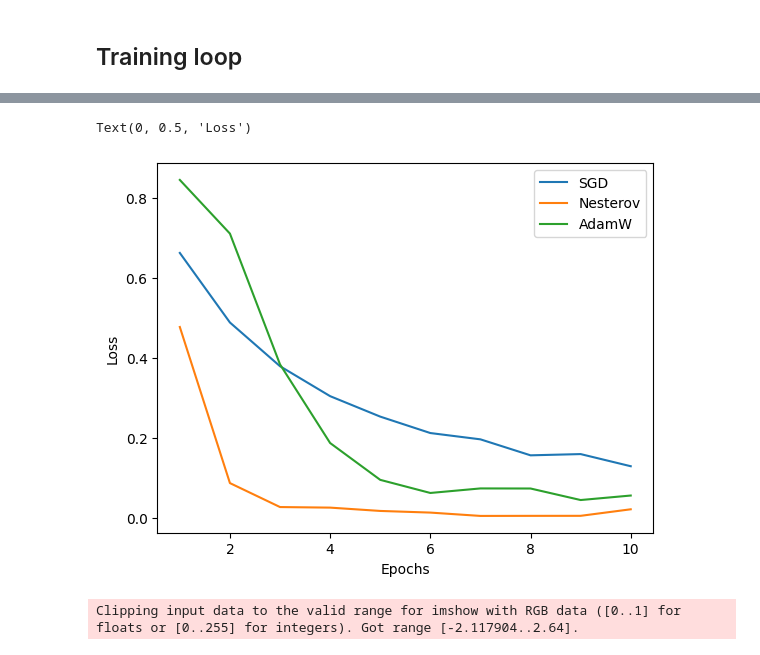
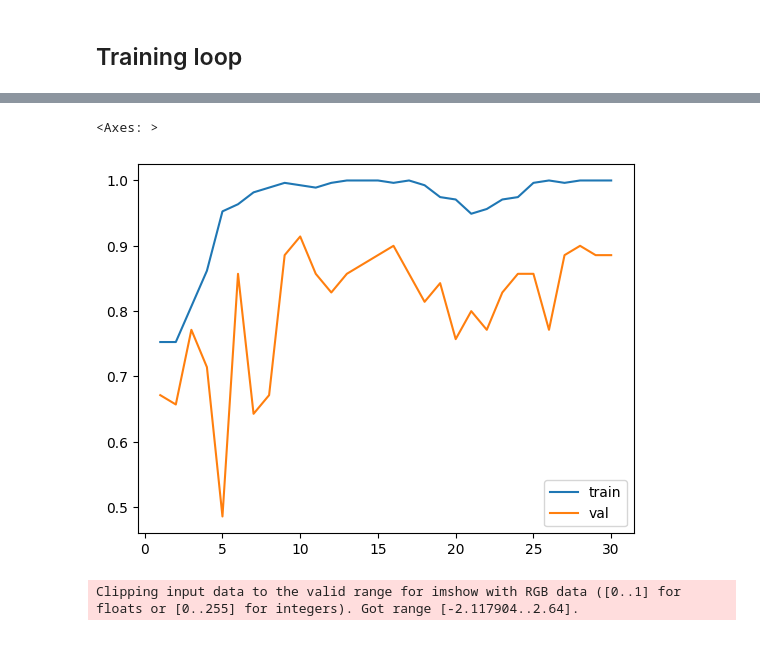
Before and after one commit to GabrielCabas/ML_Course, a Jupyter notebook: unidad_3/deep_learning_practice.ipynb, the cells around one changed output, grey strips where cells are left out. Drawn from its saved outputs; the diff is of its cells as text; code cells hidden in the pictures.

```diff
--- a/unidad_3/deep_learning_practice.ipynb
+++ b/unidad_3/deep_learning_practice.ipynb
@@ -176,7 +202,7 @@ def training_loop(optimizer, loss_fn, epochs = 10):
 # %%
 lr = 0.001
-epochs = 10
+epochs = 30
 loss_fn = CrossEntropyLoss() #Loss function a utilizar.
-optimizer = SGD(model.parameters(), lr=lr) #Optimizador SGD.
-all_train_loss_sgd = training_loop(optimizer, loss_fn, epochs)
+optimizer = AdamW(model.parameters(), lr=lr, weight_decay = 0.5) #Optimizador AdamW.
+all_train_loss, all_train_accuracy, all_val_loss, all_val_accuracy = training_loop(optimizer, loss_fn, epochs)
 # %% [output]
@@ -240,12 +226,9 @@ Loss: 0.05595939006242487
-# %%
-sns.lineplot(x = range(1, epochs + 1), y = all_train_loss_sgd, label="SGD")
-sns.lineplot(x = range(1, epochs + 1), y = all_train_loss_nesterov, label="Nesterov")
-sns.lineplot(x = range(1, epochs + 1), y = all_train_loss_adamw, label="AdamW")
-plt.xlabel("Epochs")
-plt.ylabel("Loss")
-# %% [output]
-Text(0, 0.5, 'Loss')
-[figure, removed]
+# %%
+sns.lineplot(x = range(1, epochs + 1), y = all_train_accuracy, label="train")
+sns.lineplot(x = range(1, epochs + 1), y = all_val_accuracy, label="val")
+# %% [output]
+<Axes: >
+[figure, added]
 # %%
 #Implementar Early Stopping.
 # %%
```
Also changed, not shown: parts of 10 cells of this notebook.
